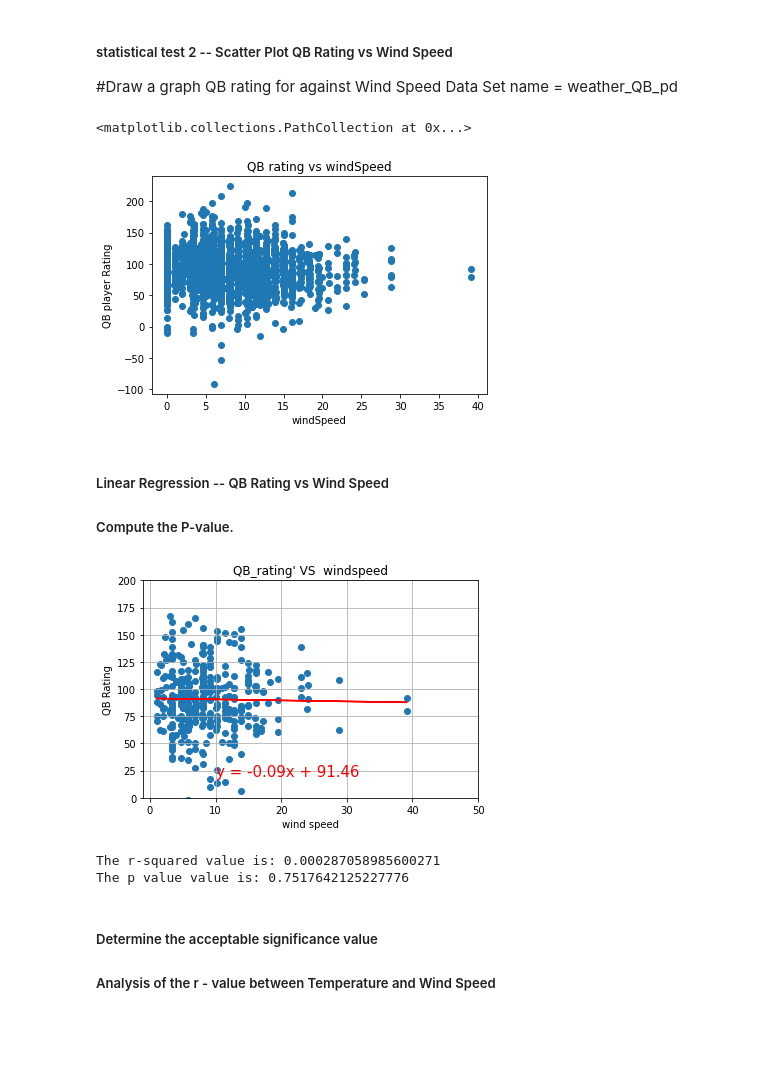
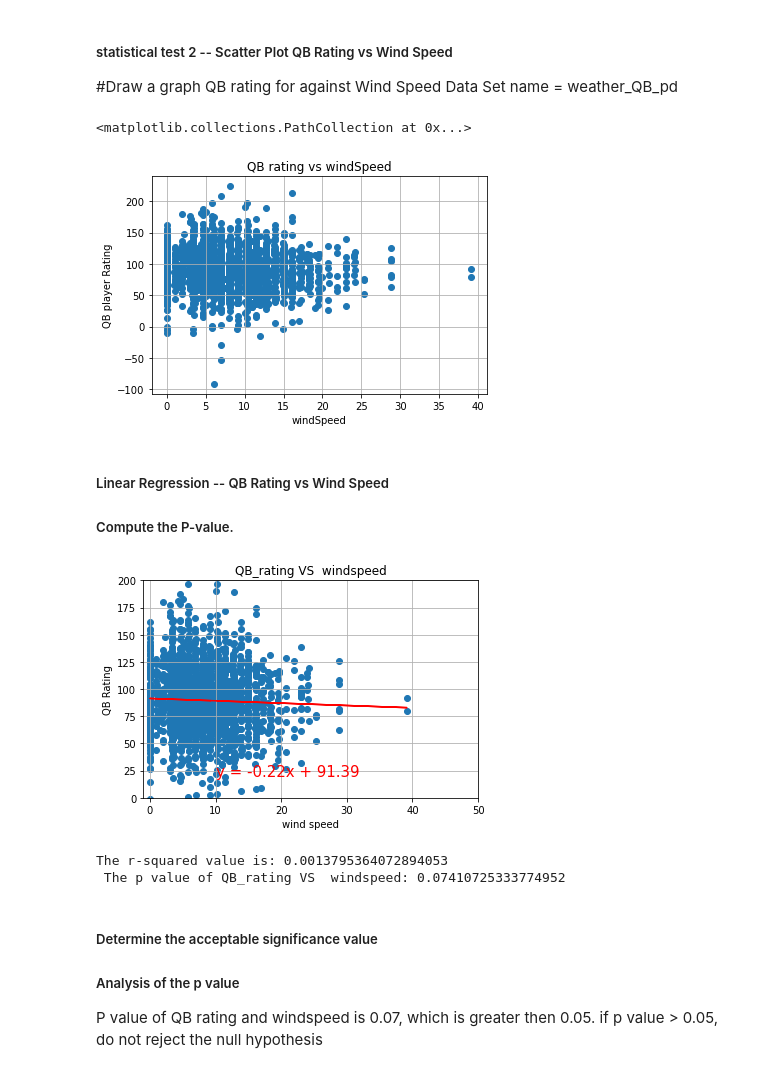
Before and after one commit to nblaul/Project-1, a Jupyter notebook: Project1-graph-3.ipynb, the cells around one changed output. Saved outputs shown, nothing was run; the diff lists cells and outputs as text; code cells hidden in the pictures; blank space fills up the shorter version.

```diff
--- a/Project1-graph-3.ipynb
+++ b/Project1-graph-3.ipynb
@@ -200,3 +200,5 @@ plt.bar(QB_R_weather_con_3["conditions"], QB_R_weather_con_3["QB Rating"], color
+# %%
+weather_QB_pd.dropna(inplace=True)
 # %% [markdown]
 #### Identify the appropriate statistical test
 # %% [markdown]
@@ -263,7 +266,8 @@ Data Set name = weather_QB_pd
 plt.title("QB rating vs windSpeed")
 plt.xlabel("windSpeed")
 plt.ylabel("QB player Rating")
+plt.grid(True)
 plt.scatter(weather_QB_pd["windSpeed"], weather_QB_pd["QB Rating"])
 # %% [output]
 <matplotlib.collections.PathCollection at 0x...>
-[figure, old version]
+[figure, new version]
@@ -274,31 +275,33 @@ plt.scatter(weather_QB_pd["windSpeed"], weather_QB_pd["QB Rating"])
 ##### Linear Regression -- QB Rating vs Wind Speed
 ##### Compute the P-value.
 # %%
-x_values= QB_R_season_weather_2020["windSpeed"]
-y_values= QB_R_season_weather_2020["QB Rating"]
+x_values= weather_QB_pd["windSpeed"]
+y_values= weather_QB_pd["QB Rating"]
 (slope, intercept, rvalue, pvalue, stderr) = linregress(x_values, y_values)
 regress_values = x_values * slope + intercept
 line_eq = "y = " + str(round(slope,2)) + "x + " + str(round(intercept,2))
 plt.scatter(x_values,y_values)
 
 plt.plot(x_values,regress_values,"r-")
 plt.annotate(line_eq,(10,20),fontsize=15,color="red")
-plt.title("QB_rating' VS  windspeed")
+plt.title("QB_rating VS  windspeed")
 plt.xlabel('wind speed')
 plt.ylabel('QB Rating')
 plt.xlim(-1,50)
 plt.ylim(0,200)
 plt.grid(True)
 plt.show()
 print(f"The r-squared value is: {rvalue**2}")
-print(f"The p value value is: {pvalue}")
+print(f" The p value of QB_rating VS  windspeed: {pvalue}")
 # %% [output]
-[figure, old version]
+[figure, new version]
-The r-squared value is: 0.000287058985600271
-The p value value is: 0.7517642125227776
+The r-squared value is: 0.0013795364072894053
+ The p value of QB_rating VS  windspeed: 0.07410725333774952
-# %% [markdown]
-##### Determine the acceptable significance value
-##### Analysis of the r - value between Temperature and Wind Speed
+# %% [markdown]
+##### Determine the acceptable significance value
+##### Analysis of the p value
+P value of QB rating and windspeed is 0.07, which is greater then 0.05.
+if p value > 0.05, do not reject the null hypothesis
 # %%
 # %% [output]
 [interactive output not drawn]
```
Also changed, not shown: parts of 6 cells of this notebook.
